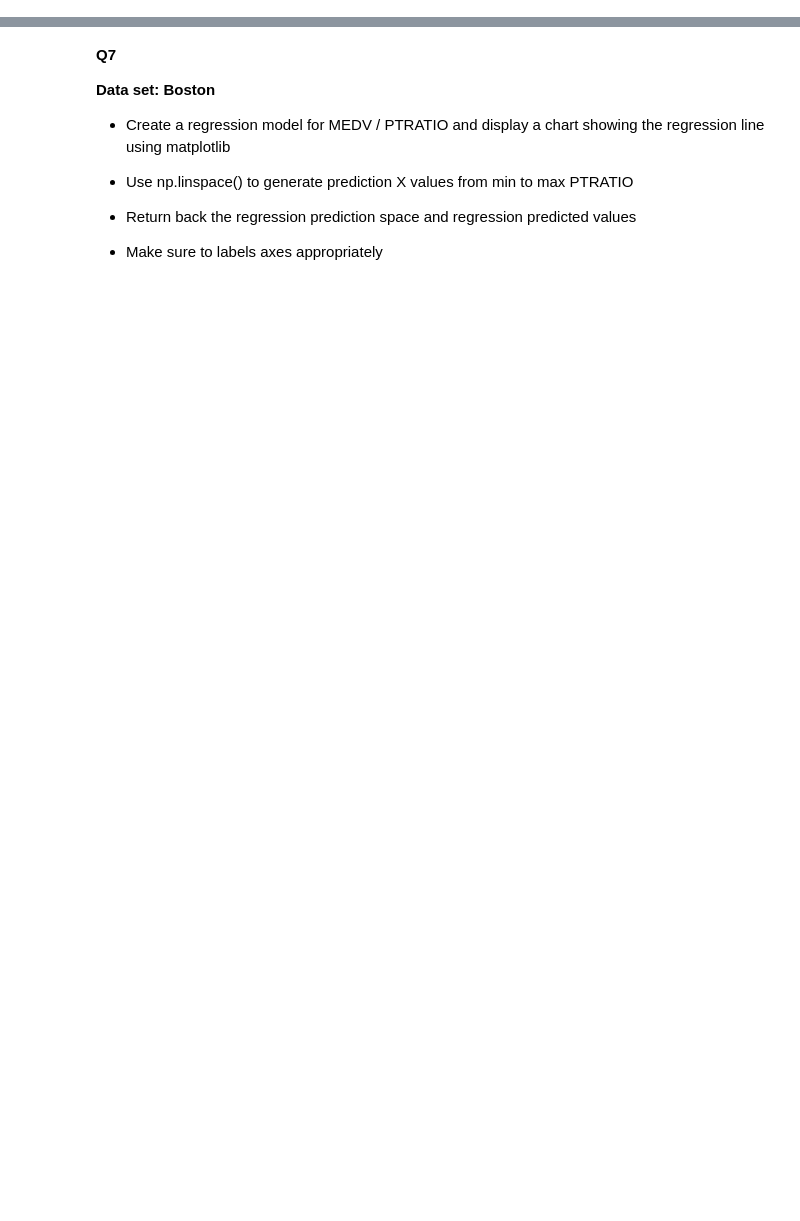
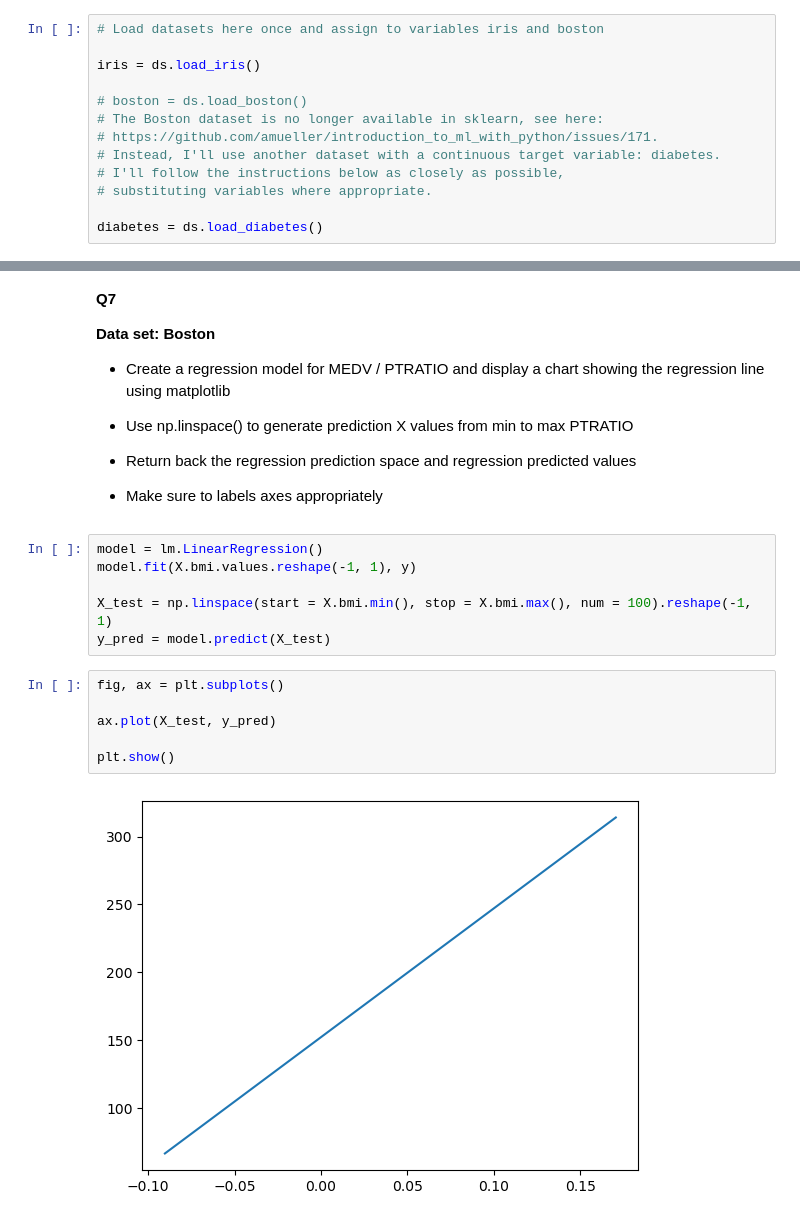
Before and after one commit to kac624/cuny, a Jupyter notebook: D602/d602_assignment10.ipynb, the cells around one changed output, grey strips where cells are left out. Cells and saved outputs as stored; diff of their text form; blank space fills up the shorter version.

Commit message:
d602_assign10 + d607_proj3_cleanup

```diff
--- a/D602/d602_assignment10.ipynb
+++ b/D602/d602_assignment10.ipynb
@@ -21,3 +19,16 @@ from sklearn.model_selection import train_test_split as tts
+# %%
+# Load datasets here once and assign to variables iris and boston
+
+iris = ds.load_iris()
+
+# boston = ds.load_boston()
+# The Boston dataset is no longer available in sklearn, see here:
+# https://github.com/amueller/introduction_to_ml_with_python/issues/171.
+# Instead, I'll use another dataset with a continuous target variable: diabetes.
+# I'll follow the instructions below as closely as possible,
+# substituting variables where appropriate.
+
+diabetes = ds.load_diabetes()
 # %% [markdown]
 **Q1**
 
@@ -83,3 +266,17 @@ argument new_observations. Return back the target names of each prediction (and
 * Return back the regression prediction space and regression predicted values
 
 * Make sure to labels axes appropriately
+# %%
+model = lm.LinearRegression()
+model.fit(X.bmi.values.reshape(-1, 1), y)
+
+X_test = np.linspace(start = X.bmi.min(), stop = X.bmi.max(), num = 100).reshape(-1, 1)
+y_pred = model.predict(X_test)
+# %%
+fig, ax = plt.subplots()
+
+ax.plot(X_test, y_pred)
+
+plt.show()
+# %% [output]
+[figure, added]
```
Also changed, not shown: parts of 13 cells of this notebook, 53 other files.
